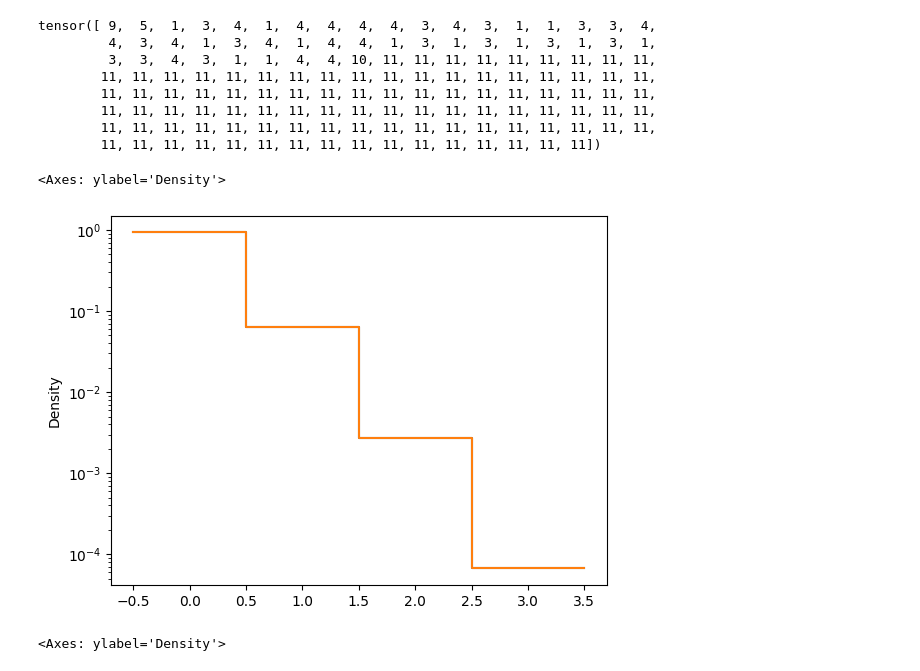
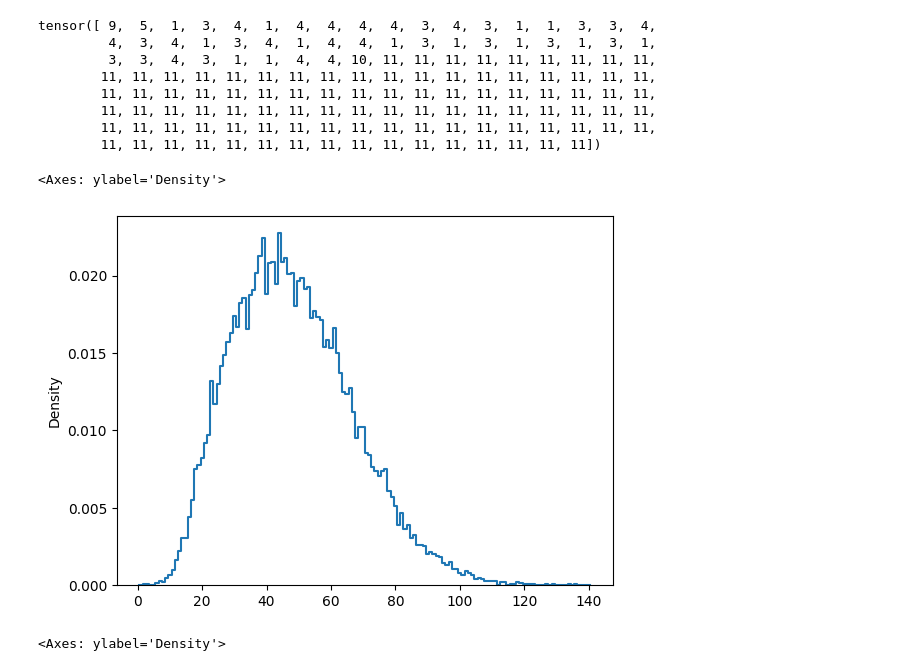
Before and after one commit to dfaroughy/Multimodal-flows, a Jupyter notebook: notebooks/data_aoj_particle_sets.ipynb, the cells around one changed output. Cells and saved outputs as stored; diff of their text form; code cells hidden in the pictures.

```diff
--- a/notebooks/data_aoj_particle_sets.ipynb
+++ b/notebooks/data_aoj_particle_sets.ipynb
@@ -4,16 +4,21 @@ import torch
 
 import matplotlib.pyplot as plt
 from datamodules.aoj import AspenOpenJets
+from datamodules.utils import jet_set_to_seq
 
 aoj = AspenOpenJets(
-    data_dir="/home/df630/Multimodal-Bridges/data/aoj", data_files="RunG_batch0.h5"
+    data_dir="/home/df630/Multimodal-Bridges/data/aoj", data_files="RunG_batch1.h5"
 )
 
-particle_set, _ = aoj(num_jets=10_000,
+num_jets = 10_000
+max_num_particles = 150
+
+particle_set, _ = aoj(num_jets=num_jets,
                       download=False,
+                      max_num_particles=max_num_particles,
                       features={"continuous": None, "discrete": "tokens"},
                       pt_order=True,
                       padding='zeros',
                       )
 
-particle_set.mask = torch.ones_like(particle_set.discrete)
+particle_seq = jet_set_to_seq(particle_set, vocab_size=8)
@@ -261,12 +40,14 @@ import pytorch_lightning as L
 from torch.utils.data import DataLoader, random_split
 from tensorclass import TensorMultiModal
 from datamodules.datasets import MultiModalDataset, DataCoupling, data_coupling_collate_fn
-from model.jetGPT import JetGPT2Model
+from model.GPT import JetFlavorSeqGPT
 
 
 experiment_id = '1515adfa207d4091814263a015ff80ba'
-gpt = JetGPT2Model.load_from_checkpoint(f"/home/df630/Multimodal-flows/jet_sequences/{experiment_id}/checkpoints/best.ckpt", map_location="cpu",)
+gpt = JetFlavorSeqGPT.load_from_checkpoint(f"/home/df630/Multimodal-flows/jet_sequences/{experiment_id}/checkpoints/best.ckpt", map_location="cpu",)
 # %%
+import torch.nn.functional as F
+
 prompts = torch.full((num_jets, 1), gpt.start_token, dtype=torch.long)
 attention_mask = torch.ones_like(prompts)
 
@@ -280,3 +61,6 @@ samples = gpt.model.generate(
                             eos_token_id=gpt.end_token,
                             pad_token_id=gpt.pad_token,
                             )
+
+preds = F.pad(samples, (0, gpt.max_seq_length + 2 - samples.shape[1]), value=gpt.pad_token)
+preds = torch.where(preds >= gpt.start_token, 0, preds)[:, 1:-1]  # remove start token
@@ -351,36 +174,36 @@ tensor([ 9,  5,  1,  3,  4,  1,  4,  4,  4,  4,  3,  4,  3,  1,  1,  3,  3,  4,
 # %%
 import seaborn as sns
 
 n = 6
 
-sns.histplot((particle_seq.discrete == n).sum(dim=1),
-             discrete=True,
-             stat="density",
-             element="step",
-             fill=False,
-              log_scale=(False, True),
-             )
+# sns.histplot((particle_seq.discrete != 0).sum(dim=1),
+#              discrete=True,
+#              stat="density",
+#              element="step",
+#              fill=False,
+#             #   log_scale=(False, True),
+#              )
 
 
-sns.histplot((samples == n).sum(dim=1),
+sns.histplot((preds != 0).sum(dim=1),
                 discrete=True,
                 stat="density",
                 element="step",
                 fill=False,
-                log_scale=(False, True),
+                # log_scale=(False, True),
 
                 )
 
 # sns.histplot((X[0] == n).sum(dim=1),
 #                 discrete=True,
 #                 stat="density",
 #                 element="step",
 #                 fill=False,
 #                 log_scale=(False, True),
 #                 )
 # %% [output]
 <Axes: ylabel='Density'>
-[figure, old version]
+[figure, new version]
 # %%
 import seaborn as sns
 
```
Also changed, not shown: parts of 10 cells of this notebook, 17 other files.
